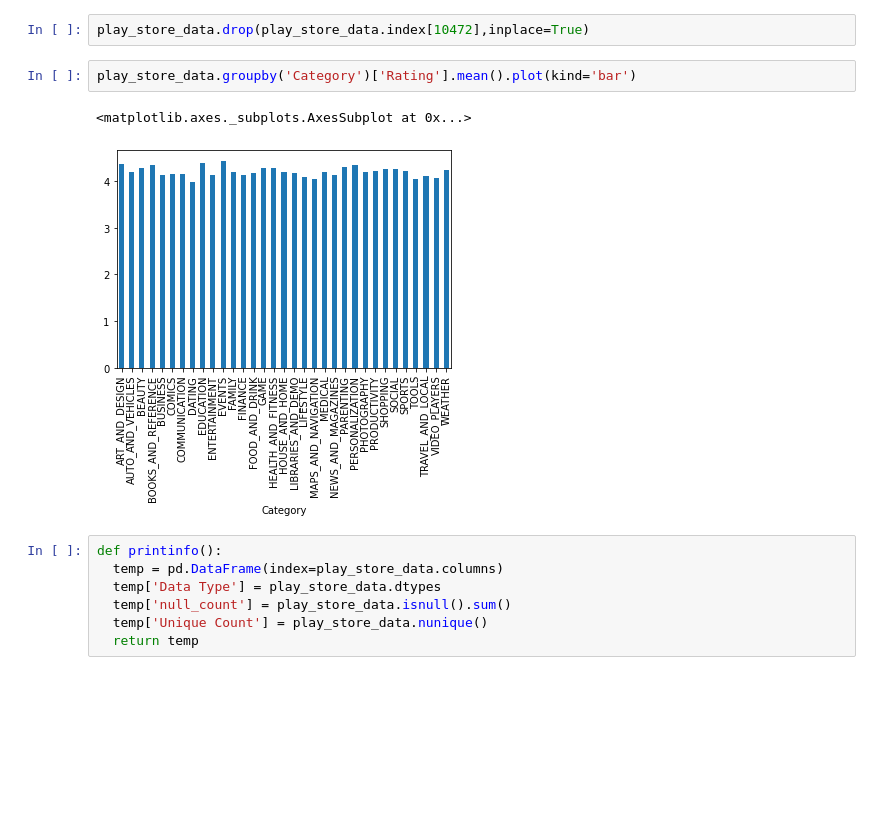
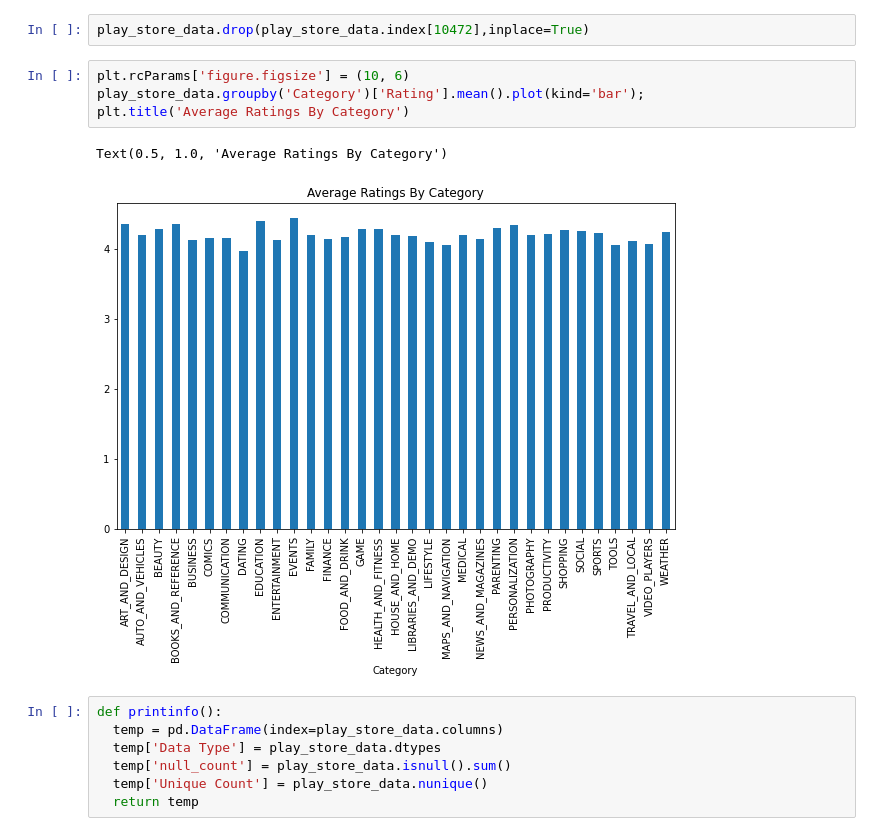
Before and after one commit to MohammedSaudh/Play-Store-App-Review-Analysis, a Jupyter notebook: Play_Store_App_Review_Analysis_Capstone_Project.ipynb, the cells around one changed output. Cells and saved outputs as stored; diff of their text form; blank space fills up the shorter version.

```diff
--- a/Play_Store_App_Review_Analysis_Capstone_Project.ipynb
+++ b/Play_Store_App_Review_Analysis_Capstone_Project.ipynb
@@ -114,10 +114,12 @@ play_store_data[play_store_data['Category']== '1.9']
 # %%
 play_store_data.drop(play_store_data.index[10472],inplace=True)
 # %%
-play_store_data.groupby('Category')['Rating'].mean().plot(kind='bar')
+plt.rcParams['figure.figsize'] = (10, 6)
+play_store_data.groupby('Category')['Rating'].mean().plot(kind='bar');
+plt.title('Average Ratings By Category')
 # %% [output]
-<matplotlib.axes._subplots.AxesSubplot at 0x...>
+Text(0.5, 1.0, 'Average Ratings By Category')
-[figure, old version]
+[figure, new version]
 # %%
 def printinfo():
   temp = pd.DataFrame(index=play_store_data.columns)
```
Also changed, not shown: parts of 11 cells of this notebook.
